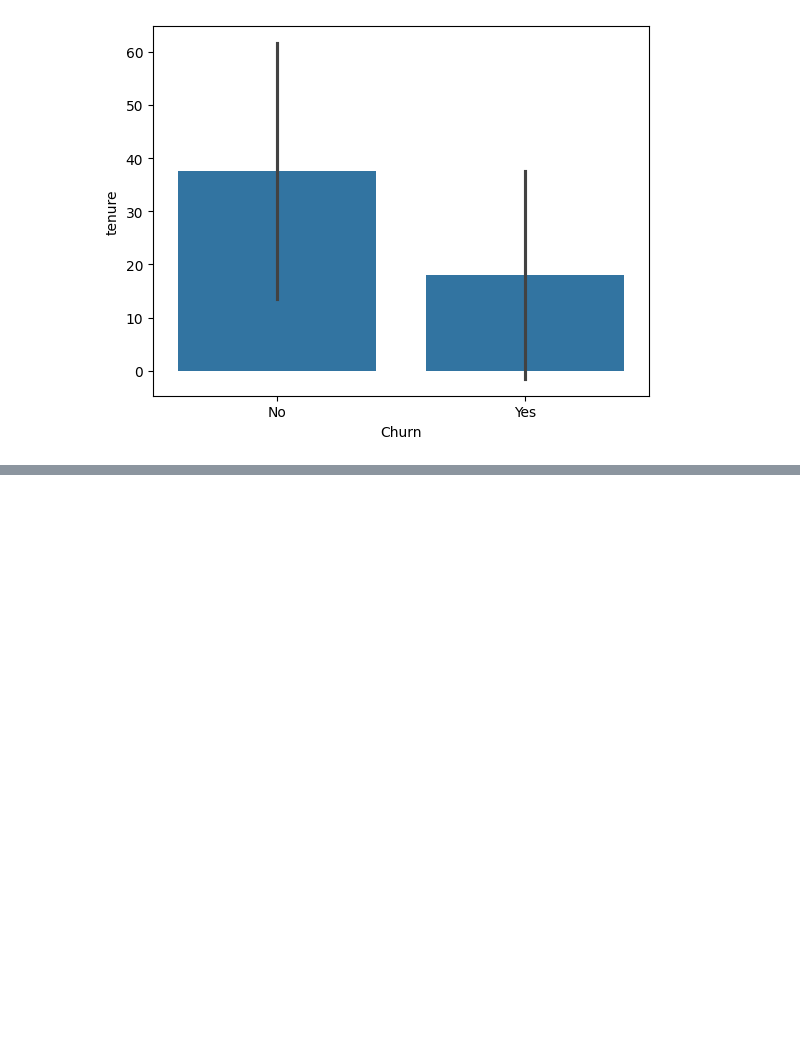
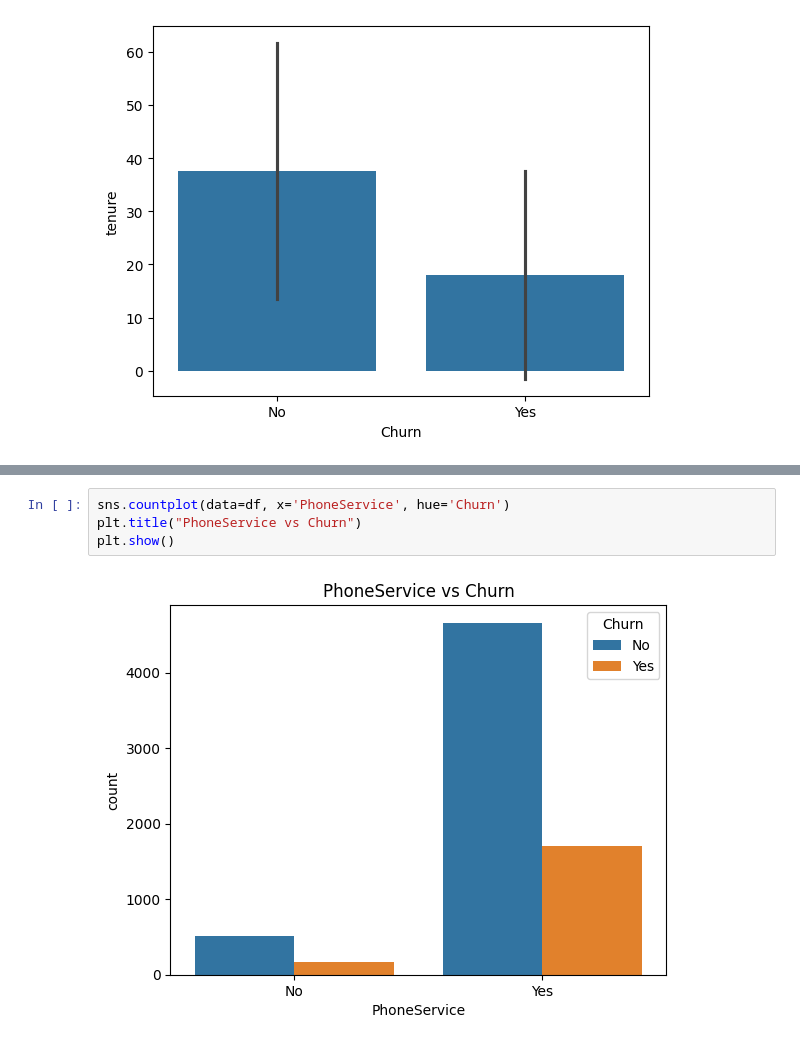
Before and after one commit to Deb-bie/customer-churn-prediction, a Jupyter notebook: notebooks/01_data_exploration/eda_overview.ipynb, the cells around one changed output, grey strips where cells are left out. Drawn from its saved outputs; the diff is of its cells as text; blank space fills up the shorter version.

```diff
--- a/notebooks/01_data_exploration/eda_overview.ipynb
+++ b/notebooks/01_data_exploration/eda_overview.ipynb
@@ -549,0 +559,6 @@ sns.barplot(data=df, x='Churn', y='tenure', errorbar='sd')
+# %%
+sns.countplot(data=df, x='PhoneService', hue='Churn')
+plt.title("PhoneService vs Churn")
+plt.show()
+# %% [output]
+[figure, added]
```
Also changed, not shown: parts of 16 cells of this notebook.
